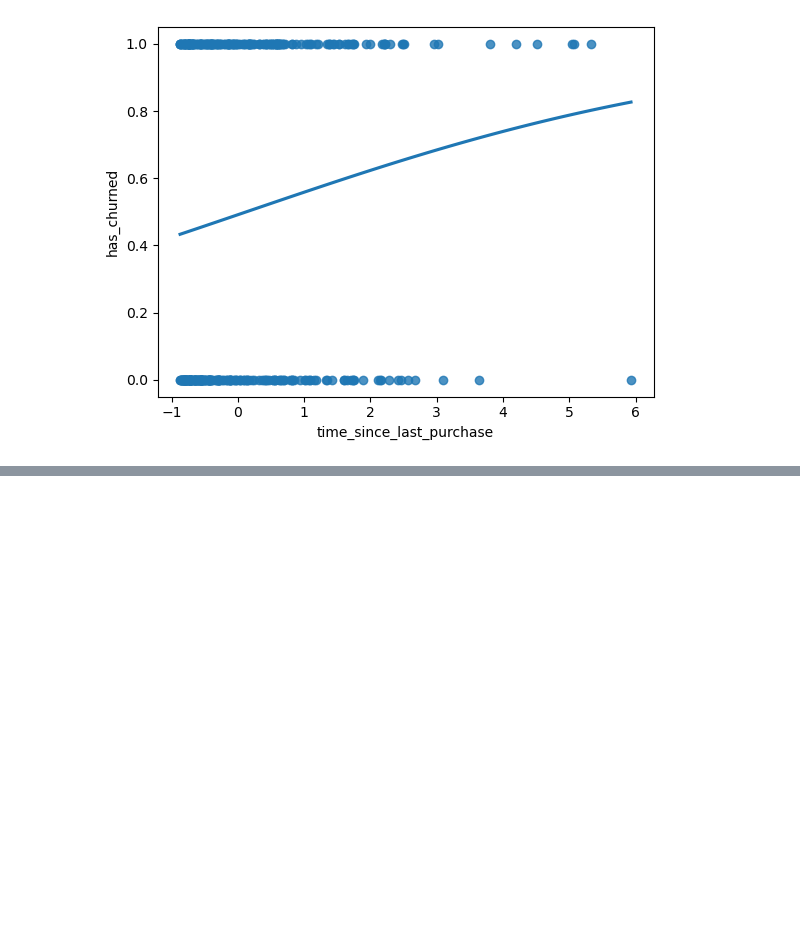
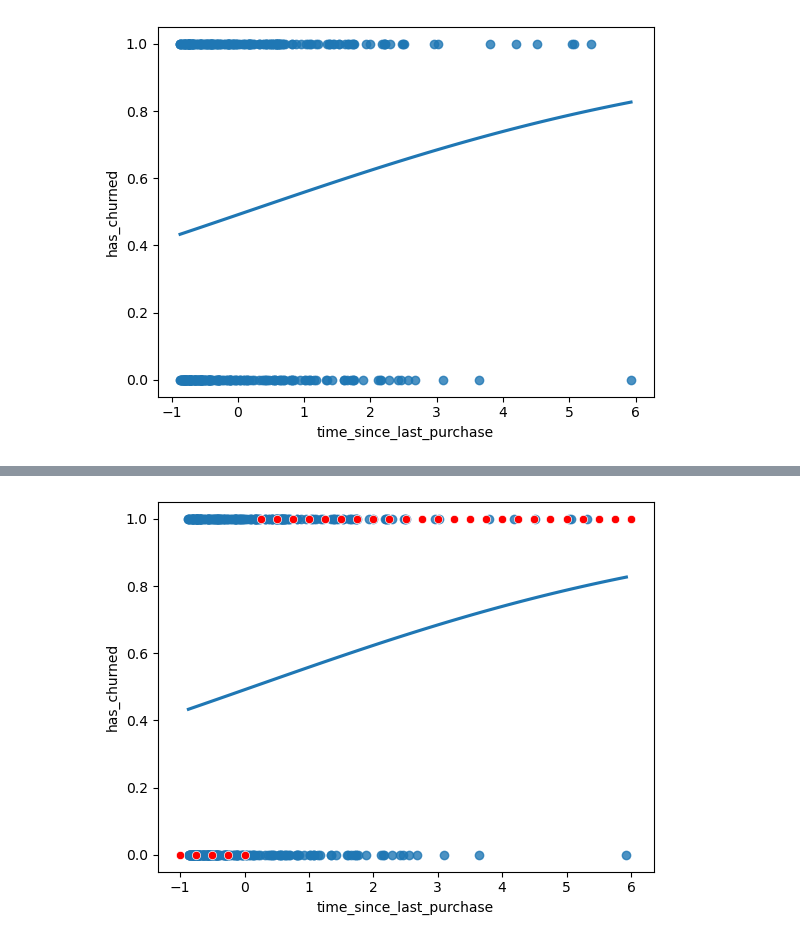
Before and after one commit to drksz/Learning-ML, a Jupyter notebook: LogisticRegression.ipynb, the cells around one changed output, grey strips where cells are left out. Drawn from its saved outputs; the diff is of its cells as text; code cells hidden in the pictures; blank space fills up the shorter version.

```diff
--- a/LogisticRegression.ipynb
+++ b/LogisticRegression.ipynb
@@ -87,0 +144,4 @@ plt.show()
+# %%
+# Rounded probabilities
+predict_data['most_likely_outcome'] = np.round(predict_data['has_churned'])
+predict_data.head()
@@ -87,0 +155,10 @@ plt.show()
+# %%
+regplot_churn(churn)
+
+scatter_churn(predict_data, 'most_likely_outcome')
+
+plt.show()
+
+# Plot now shows rounded predictions
+# %% [output]
+[figure, added]
```
Also changed, not shown: parts of 15 cells of this notebook.
